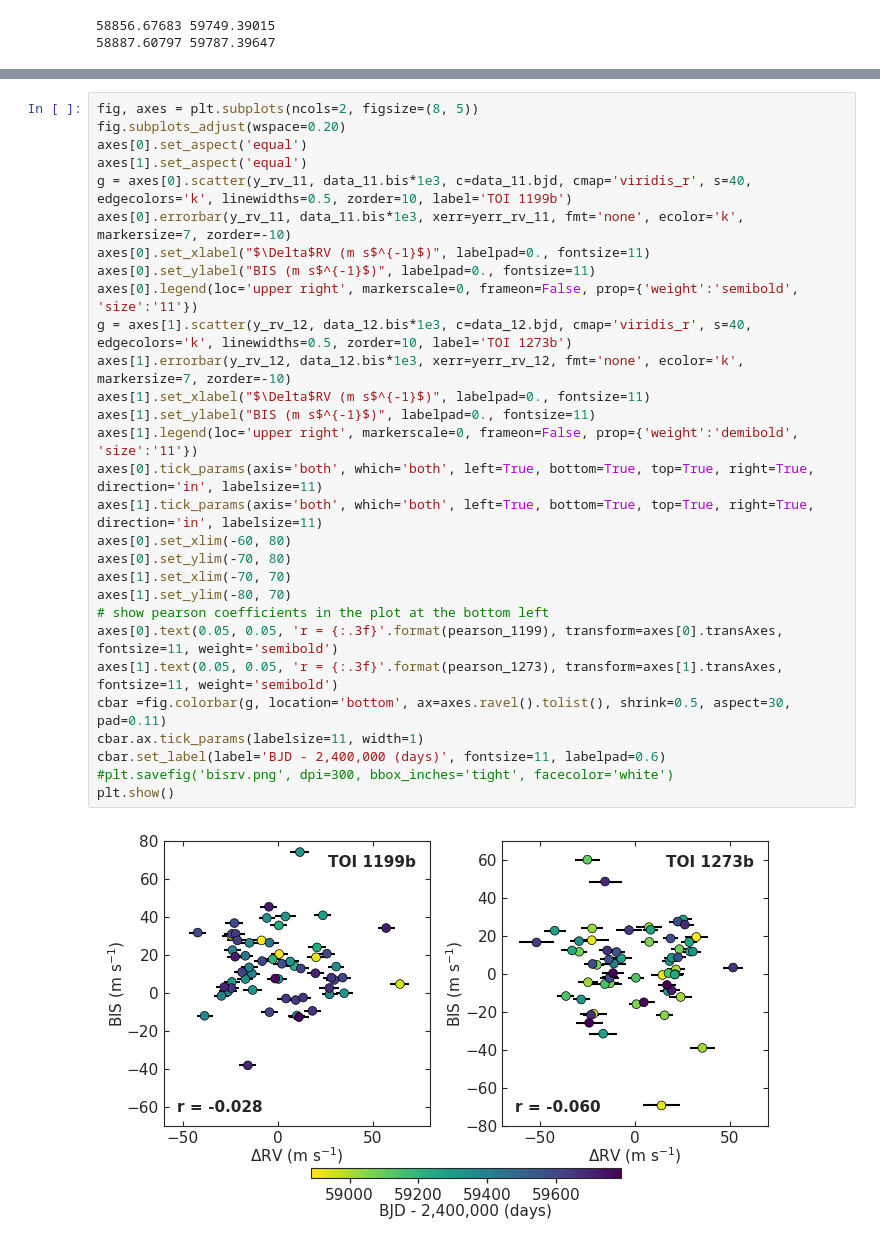
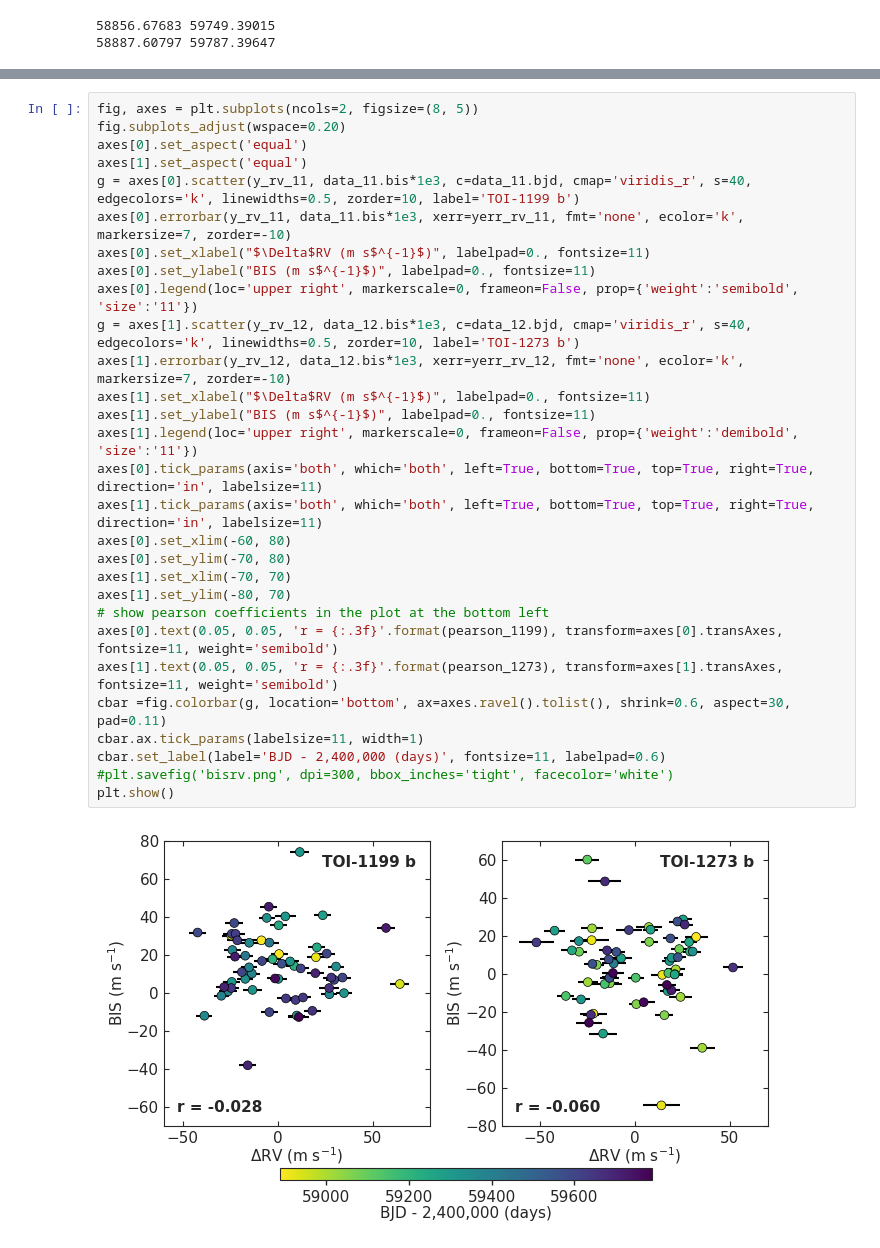
Before and after one commit to juanserrano90/toi1199-1273, a Jupyter notebook: figuras_caracterizacion.ipynb, the cells around one changed output, grey strips where cells are left out. Drawn from its saved outputs; the diff is of its cells as text.

```diff
--- a/figuras_caracterizacion.ipynb
+++ b/figuras_caracterizacion.ipynb
@@ -295,31 +314,31 @@ print(pearson_1273)
 # %%
 fig, axes = plt.subplots(ncols=2, figsize=(8, 5))
 fig.subplots_adjust(wspace=0.20)
 axes[0].set_aspect('equal')
 axes[1].set_aspect('equal')
-g = axes[0].scatter(y_rv_11, data_11.bis*1e3, c=data_11.bjd, cmap='viridis_r', s=40, edgecolors='k', linewidths=0.5, zorder=10, label='TOI 1199b')
+g = axes[0].scatter(y_rv_11, data_11.bis*1e3, c=data_11.bjd, cmap='viridis_r', s=40, edgecolors='k', linewidths=0.5, zorder=10, label='TOI-1199 b')
 axes[0].errorbar(y_rv_11, data_11.bis*1e3, xerr=yerr_rv_11, fmt='none', ecolor='k', markersize=7, zorder=-10)
 axes[0].set_xlabel("$\Delta$RV (m s$^{-1}$)", labelpad=0., fontsize=11)
 axes[0].set_ylabel("BIS (m s$^{-1}$)", labelpad=0., fontsize=11)
 axes[0].legend(loc='upper right', markerscale=0, frameon=False, prop={'weight':'semibold', 'size':'11'})
-g = axes[1].scatter(y_rv_12, data_12.bis*1e3, c=data_12.bjd, cmap='viridis_r', s=40, edgecolors='k', linewidths=0.5, zorder=10, label='TOI 1273b')
+g = axes[1].scatter(y_rv_12, data_12.bis*1e3, c=data_12.bjd, cmap='viridis_r', s=40, edgecolors='k', linewidths=0.5, zorder=10, label='TOI-1273 b')
 axes[1].errorbar(y_rv_12, data_12.bis*1e3, xerr=yerr_rv_12, fmt='none', ecolor='k', markersize=7, zorder=-10)
 axes[1].set_xlabel("$\Delta$RV (m s$^{-1}$)", labelpad=0., fontsize=11)
 axes[1].set_ylabel("BIS (m s$^{-1}$)", labelpad=0., fontsize=11)
 axes[1].legend(loc='upper right', markerscale=0, frameon=False, prop={'weight':'demibold', 'size':'11'})
 axes[0].tick_params(axis='both', which='both', left=True, bottom=True, top=True, right=True, direction='in', labelsize=11)
 axes[1].tick_params(axis='both', which='both', left=True, bottom=True, top=True, right=True, direction='in', labelsize=11)
 axes[0].set_xlim(-60, 80)
 axes[0].set_ylim(-70, 80)
 axes[1].set_xlim(-70, 70)
 axes[1].set_ylim(-80, 70)
 # show pearson coefficients in the plot at the bottom left
 axes[0].text(0.05, 0.05, 'r = {:.3f}'.format(pearson_1199), transform=axes[0].transAxes, fontsize=11, weight='semibold')
 axes[1].text(0.05, 0.05, 'r = {:.3f}'.format(pearson_1273), transform=axes[1].transAxes, fontsize=11, weight='semibold')
-cbar =fig.colorbar(g, location='bottom', ax=axes.ravel().tolist(), shrink=0.5, aspect=30, pad=0.11)
+cbar =fig.colorbar(g, location='bottom', ax=axes.ravel().tolist(), shrink=0.6, aspect=30, pad=0.11)
 cbar.ax.tick_params(labelsize=11, width=1)
 cbar.set_label(label='BJD - 2,400,000 (days)', fontsize=11, labelpad=0.6)
 #plt.savefig('bisrv.png', dpi=300, bbox_inches='tight', facecolor='white')
 plt.show()
 # %% [output]
-[figure, old version]
+[figure, new version]
```
Also changed, not shown: parts of 31 cells of this notebook, 11 other files.
